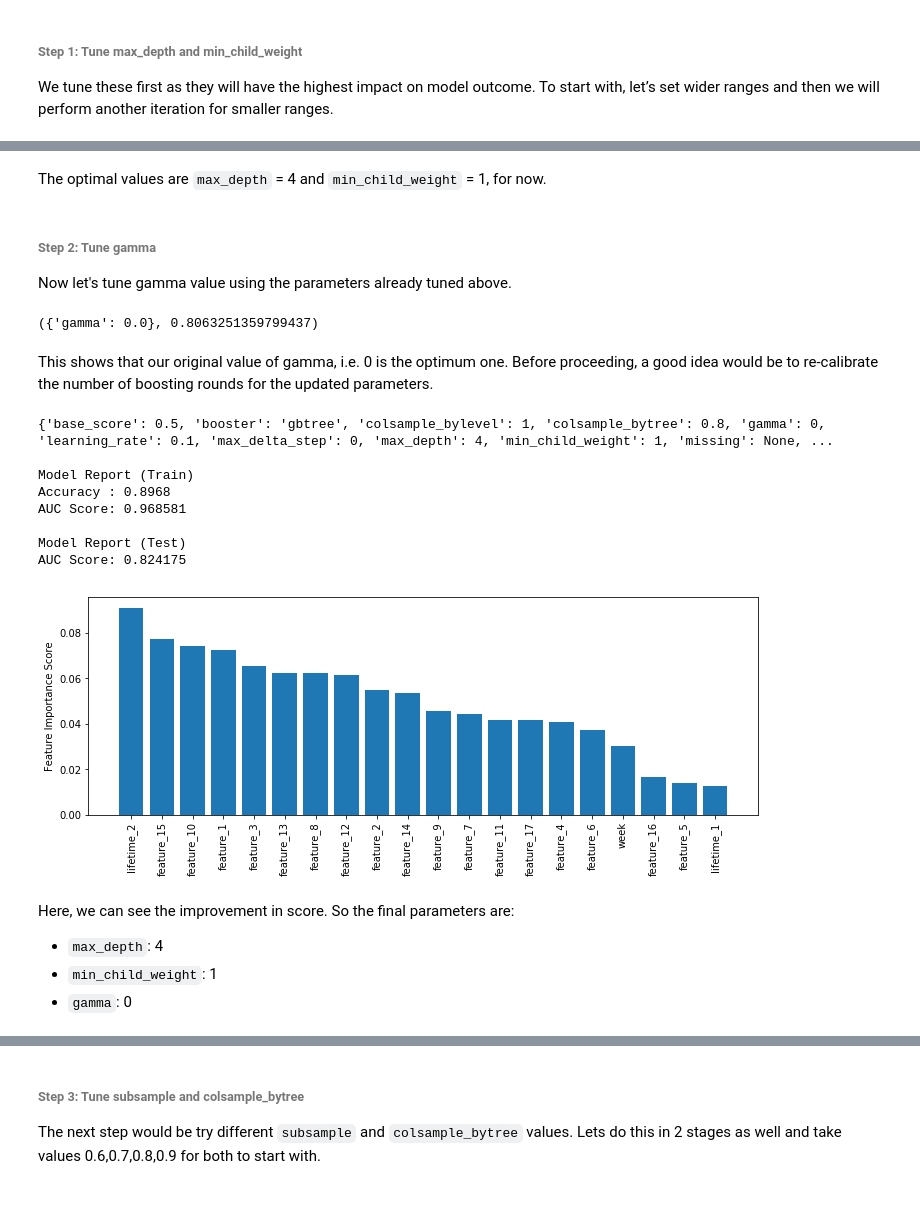
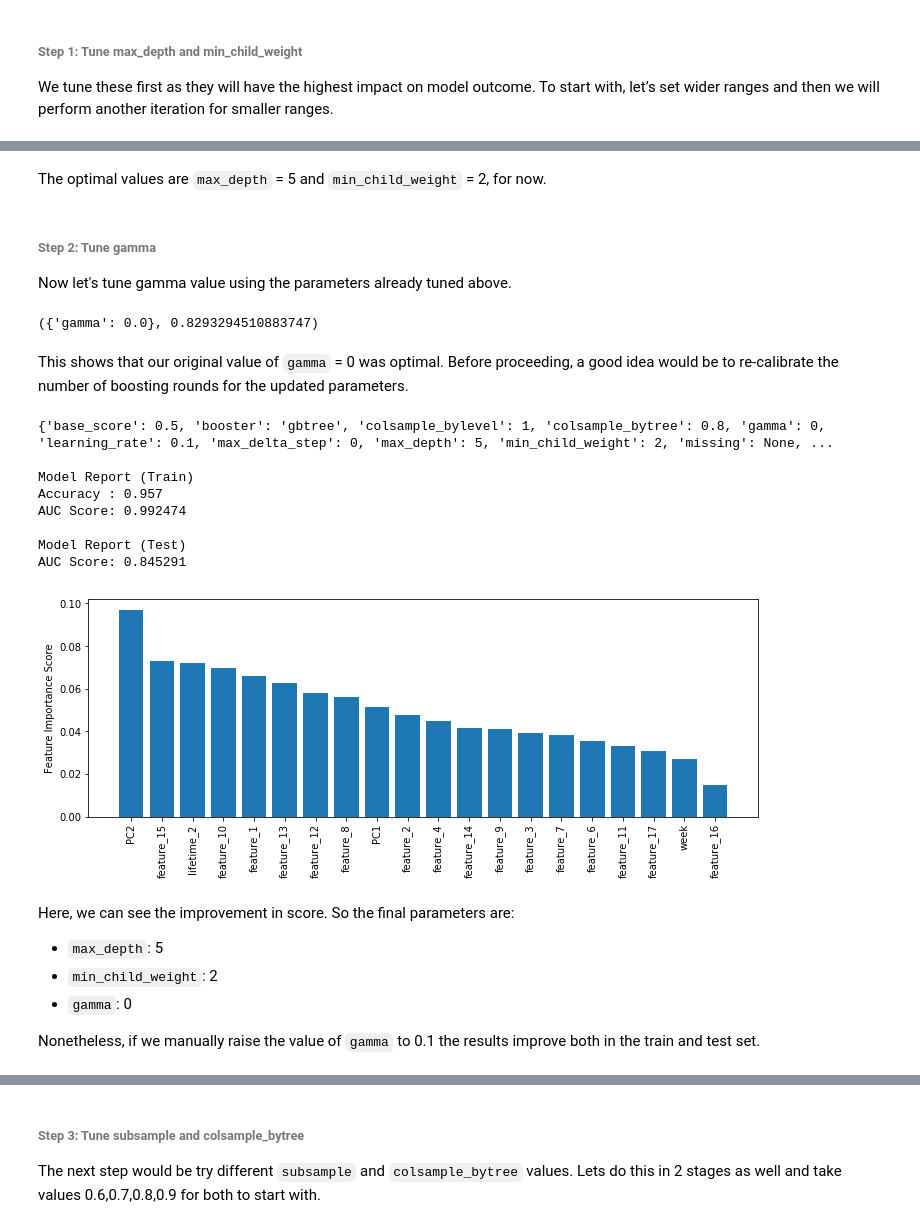
Before and after one commit to adriamoya/glovo, a Jupyter notebook: tasks/Task2_CreatePredictiveAlgorithm.ipynb, the cells around one changed output, grey strips where cells are left out. Cells and saved outputs as stored; diff of their text form; code cells hidden in the pictures; blank space fills up the shorter version.

```diff
--- a/tasks/Task2_CreatePredictiveAlgorithm.ipynb
+++ b/tasks/Task2_CreatePredictiveAlgorithm.ipynb
@@ -90,6 +181,6 @@ X_train, X_test, y_train, y_test = train_test_split(X, y, test_size=0.10, random
 # %%
 train = pd.DataFrame(X_train, columns=[features])
-train['flag'] = list(y_train)
+train[target] = list(y_train)
 
 test = pd.DataFrame(X_test, columns=[features])
-test['flag'] = y_test
+test[target] = y_test
@@ -95,0 +192,3 @@ test['flag'] = y_test
+# %%
+predictors.remove('feature_5')
+predictors.remove('lifetime_1')
@@ -96,4 +241,7 @@ test['flag'] = y_test
 # %%
+import xgboost as xgb
+from xgboost import XGBClassifier
+
 def modelfit(alg, dtrain, dtest, predictors, verbose=0, useTrainCV=True, cv_folds=5, early_stopping_rounds=50):
 
     if useTrainCV:
@@ -110,7 +258,7 @@ def modelfit(alg, dtrain, dtest, predictors, verbose=0, useTrainCV=True, cv_fold
         alg.set_params(n_estimators=cvresult.shape[0])
         print(alg.get_params())
 
-    #Fit the algorithm on the data
+    # Fit the algorithm on the data
     alg.fit(dtrain[predictors], dtrain[target].values.flatten(),eval_metric='auc')
 
     # Predict training set:
@@ -126,13 +274,15 @@ def modelfit(alg, dtrain, dtest, predictors, verbose=0, useTrainCV=True, cv_fold
     dtest_predprob = alg.predict_proba(dtest[predictors])[:,1]
 
     # Print model report:
-    print('\nModel Report (Test)')
+    print( "\nModel Report (Test)")
     print( "AUC Score: %f" % metrics.roc_auc_score(dtest[target].values, dtest_predprob))
 
-    features_df = pd.DataFrame({'feature': pd.Series(predictors), 'importance': clf.feature_importances_})
+    features_df = pd.DataFrame({'feature': pd.Series(predictors), 'importance': alg.feature_importances_})
     features_df = features_df.sort_values('importance', ascending=False)
+    ind = np.arange(len(features_df['feature'].values))    # the x locations for the groups
+
+    pyplot.figure(num=None, figsize=[12,4])
     pyplot.bar(range(len(features_df)), features_df['importance'].values)
-    ind = np.arange(len(features_df['feature'].values))    # the x locations for the groups
     pyplot.xticks(ind, features_df['feature'].values, rotation='vertical')
     pyplot.ylabel('Feature Importance Score')
     pyplot.show()
@@ -216,6 +369,6 @@ gsearch1.best_params_, gsearch1.best_score_
 # %%
 param_test2 = {
- 'max_depth':[4,5,6],
+ 'max_depth':[3,4,5],
  'min_child_weight':[1,2,3]
 }
 
@@ -235,6 +388,7 @@ gsearch2 = GridSearchCV(
     param_grid = param_test2, scoring='roc_auc',n_jobs=4,iid=False, cv=5, return_train_score=True)
 
 gsearch2.fit(train[predictors].values,train[target].values.flatten())
+
 #gsearch2.cv_results_,
 gsearch2.best_params_, gsearch2.best_score_
 # %% [output]
@@ -256,5 +410,5 @@ AUC Score: 0.824175
 # %% [markdown]
-The optimal values are `max_depth` = 4 and `min_child_weight` = 1, for now.
+The optimal values are `max_depth` = 5 and `min_child_weight` = 2, for now.
 # %% [markdown]
 <h6 class="text-muted">Step 2: Tune gamma</h6>
 
@@ -268,8 +422,8 @@ gsearch3 = GridSearchCV(
     estimator = XGBClassifier(
         learning_rate =0.1,
         n_estimators=300,
-        max_depth=4,
-        min_child_weight=1,
+        max_depth=5,
+        min_child_weight=2,
         gamma=0,
         subsample=0.8,
         colsample_bytree=0.8,
@@ -284,37 +438,39 @@ gsearch3.fit(train[predictors].values, train[target].values.flatten())
 
 gsearch3.best_params_, gsearch3.best_score_
 # %% [output]
-({'gamma': 0.0}, 0.8063251359799437)
+({'gamma': 0.0}, 0.8293294510883747)
 # %% [markdown]
-This shows that our original value of gamma, i.e. 0 is the optimum one. Before proceeding, a good idea would be to re-calibrate the number of boosting rounds for the updated parameters.
+This shows that our original value of `gamma` = 0 was optimal. Before proceeding, a good idea would be to re-calibrate the number of boosting rounds for the updated parameters.
 # %%
 xgb2 = XGBClassifier(
  learning_rate =0.1,
  n_estimators=1000,
- max_depth=4,
- min_child_weight=1,
+ max_depth=5,
+ min_child_weight=2,
  gamma=0,
  subsample=0.8,
  colsample_bytree=0.8,
  objective= 'binary:logistic',
  nthread=4,
  scale_pos_weight=1,
  seed=27)
 
 modelfit(xgb2, train, test, predictors)
 # %% [output]
-{'base_score': 0.5, 'booster': 'gbtree', 'colsample_bylevel': 1, 'colsample_bytree': 0.8, 'gamma': 0, 'learning_rate': 0.1, 'max_delta_step': 0, 'max_depth': 4, 'min_child_weight': 1, 'missing': None, ...
+{'base_score': 0.5, 'booster': 'gbtree', 'colsample_bylevel': 1, 'colsample_bytree': 0.8, 'gamma': 0, 'learning_rate': 0.1, 'max_delta_step': 0, 'max_depth': 5, 'min_child_weight': 2, 'missing': None, ...
 
 Model Report (Train)
-Accuracy : 0.8968
-AUC Score: 0.968581
+Accuracy : 0.957
+AUC Score: 0.992474
 
 Model Report (Test)
-AUC Score: 0.824175
+AUC Score: 0.845291
-[figure, old version]
+[figure, new version]
 # %% [markdown]
 Here, we can see the improvement in score. So the final parameters are:
 
-* `max_depth`: 4
-* `min_child_weight`: 1
+* `max_depth`: 5
+* `min_child_weight`: 2
 * `gamma`: 0
+
+Nonetheless, if we manually raise the value of `gamma` to 0.1 the results improve both in the train and test set.
```
Also changed, not shown: parts of 43 cells of this notebook, 1 other file.
